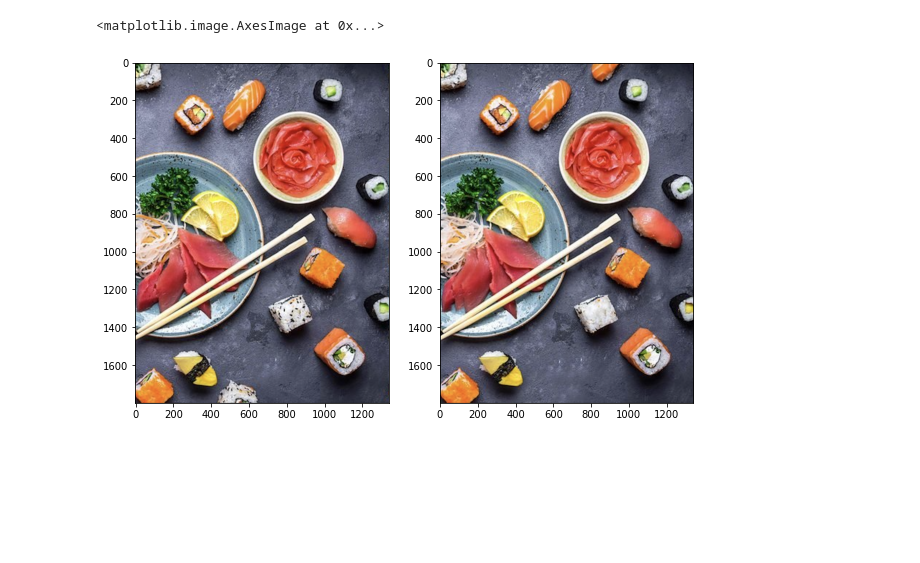
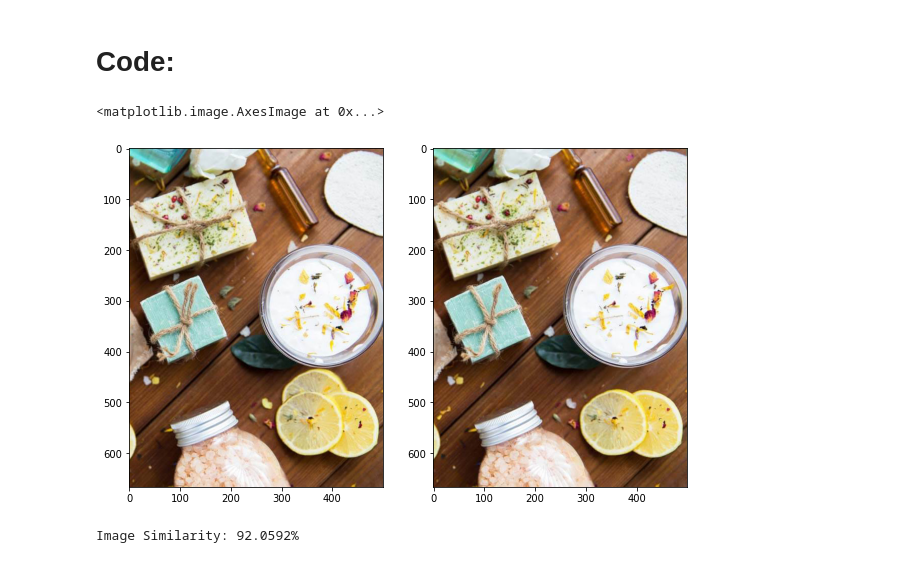
Before and after one commit to ChintzRuparel/Spot-Difference-between-images, a Jupyter notebook: Difference_In_Images.ipynb, the cells around one changed output. Saved outputs shown, nothing was run; the diff lists cells and outputs as text; code cells hidden in the pictures; blank space fills up the shorter version.

```diff
--- a/Difference_In_Images.ipynb
+++ b/Difference_In_Images.ipynb
@@ -3,3 +17,5 @@
+# %% [markdown]
+# Code:
 # %%
 from skimage.metrics import structural_similarity
 import cv2
@@ -7,14 +23,23 @@ import numpy as np
 import matplotlib.pyplot as plt
 from skimage import io
 # %%
-before = io.imread('left.png')
-after = io.imread('right.png')
+# Load images
+before = io.imread('left.jpg')
+after = io.imread('right.jpg')
 plt.figure(figsize=(10,10))
 plt.subplot(121)
 plt.imshow(before)
 plt.subplot(122)
 plt.imshow(after)
 # %% [output]
 <matplotlib.image.AxesImage at 0x...>
-[figure, old version]
+[figure, new version]
+# %%
+before_gray = cv2.cvtColor(before, cv2.COLOR_BGR2GRAY)
+after_gray = cv2.cvtColor(after, cv2.COLOR_BGR2GRAY)
+
+(score, diff) = structural_similarity(before_gray, after_gray, full=True)
+print("Image Similarity: {:.4f}%".format(score * 100))
+# %% [output]
+Image Similarity: 92.0592%
 # %%
```
Also changed, not shown: parts of 7 cells of this notebook.
